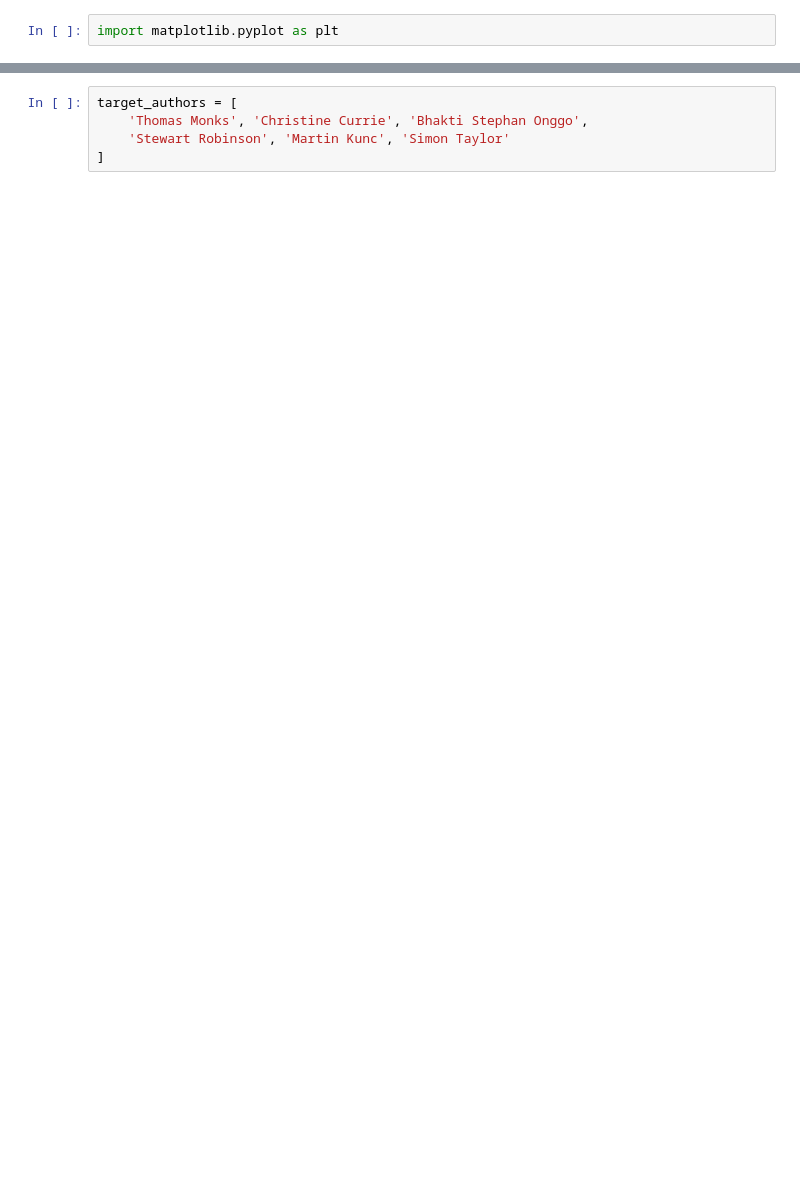
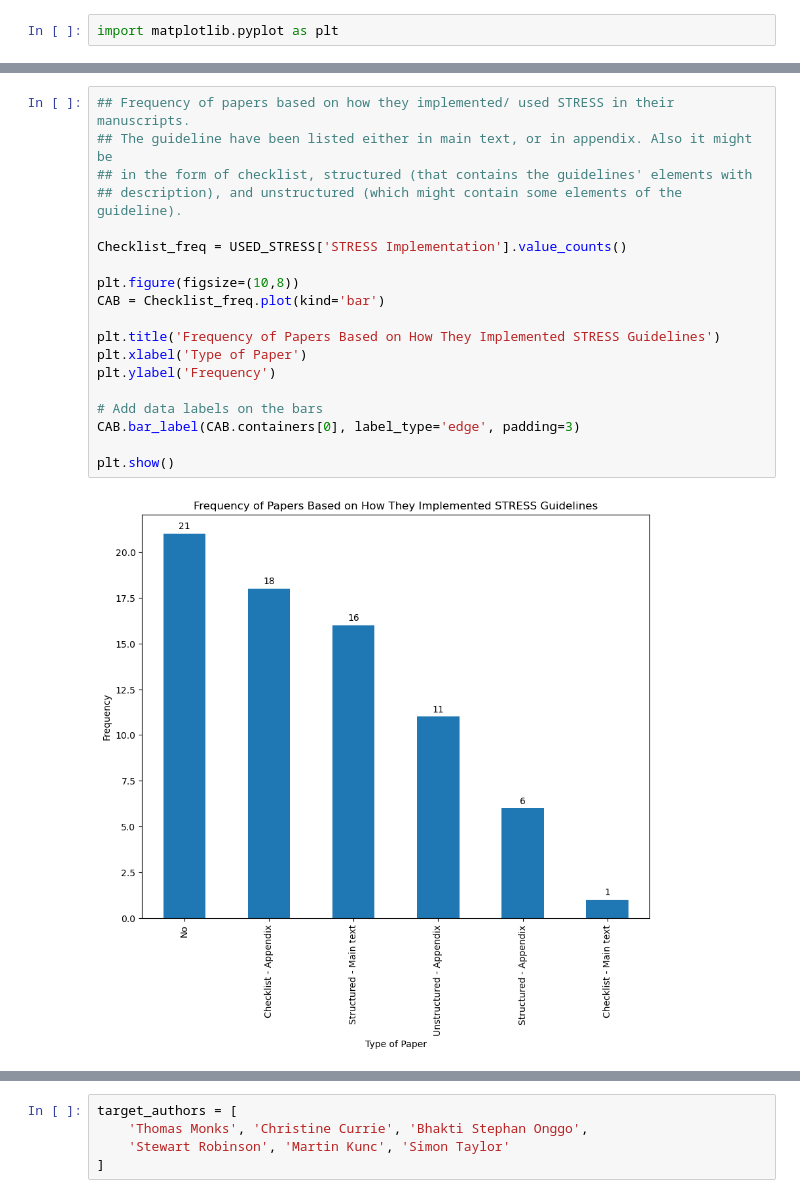
Before and after one commit to pythonhealthdatascience/stress_update, a Jupyter notebook: Analysis.ipynb, the cells around one changed output, grey strips where cells are left out. Cells and saved outputs as stored; diff of their text form; blank space fills up the shorter version.

```diff
--- a/Analysis.ipynb
+++ b/Analysis.ipynb
@@ -67,0 +182,21 @@ plt.show()
+# %%
+## Frequency of papers based on how they implemented/ used STRESS in their manuscripts.
+## The guideline have been listed either in main text, or in appendix. Also it might be
+## in the form of checklist, structured (that contains the guidelines' elements with
+## description), and unstructured (which might contain some elements of the guideline).
+
+Checklist_freq = USED_STRESS['STRESS Implementation'].value_counts()
+
+plt.figure(figsize=(10,8))
+CAB = Checklist_freq.plot(kind='bar')
+
+plt.title('Frequency of Papers Based on How They Implemented STRESS Guidelines')
+plt.xlabel('Type of Paper')
+plt.ylabel('Frequency')
+
+# Add data labels on the bars
+CAB.bar_label(CAB.containers[0], label_type='edge', padding=3)
+
+plt.show()
+# %% [output]
+[figure, added]
```
Also changed, not shown: parts of 22 cells of this notebook, 1 other file.
